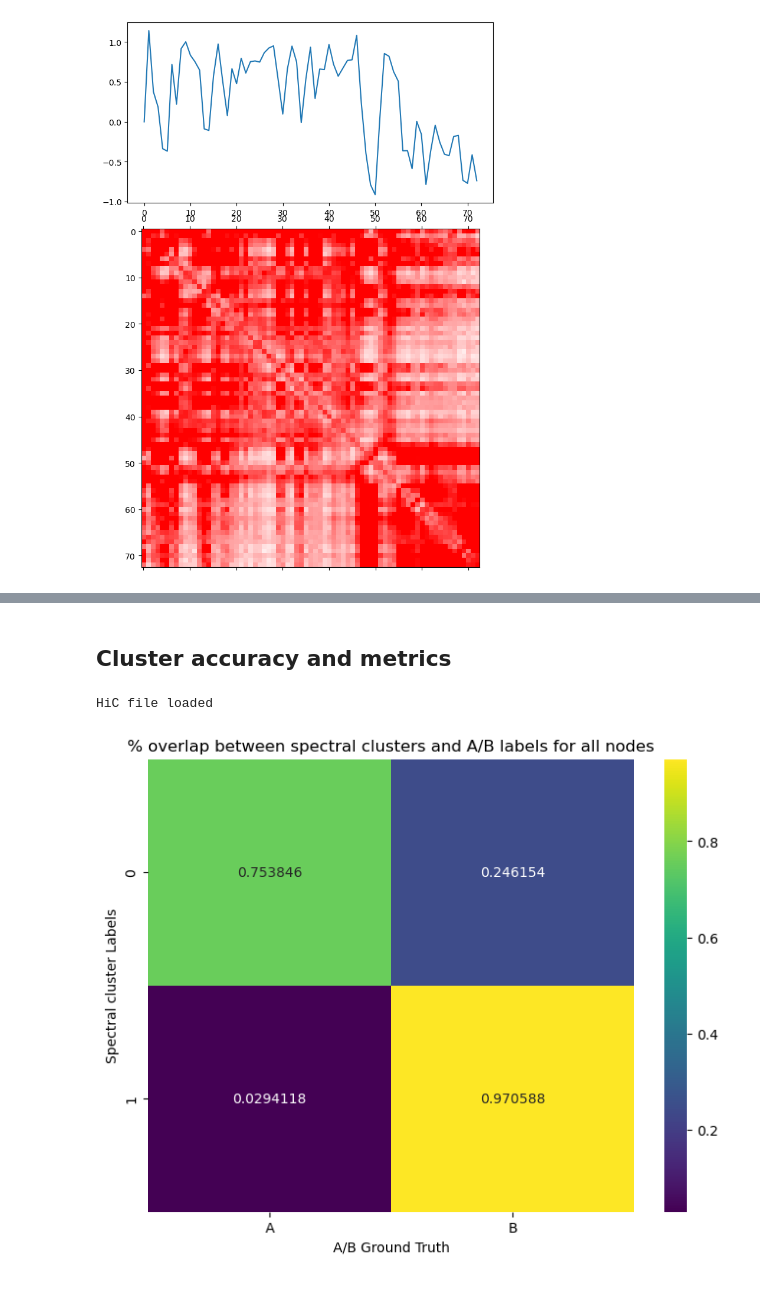
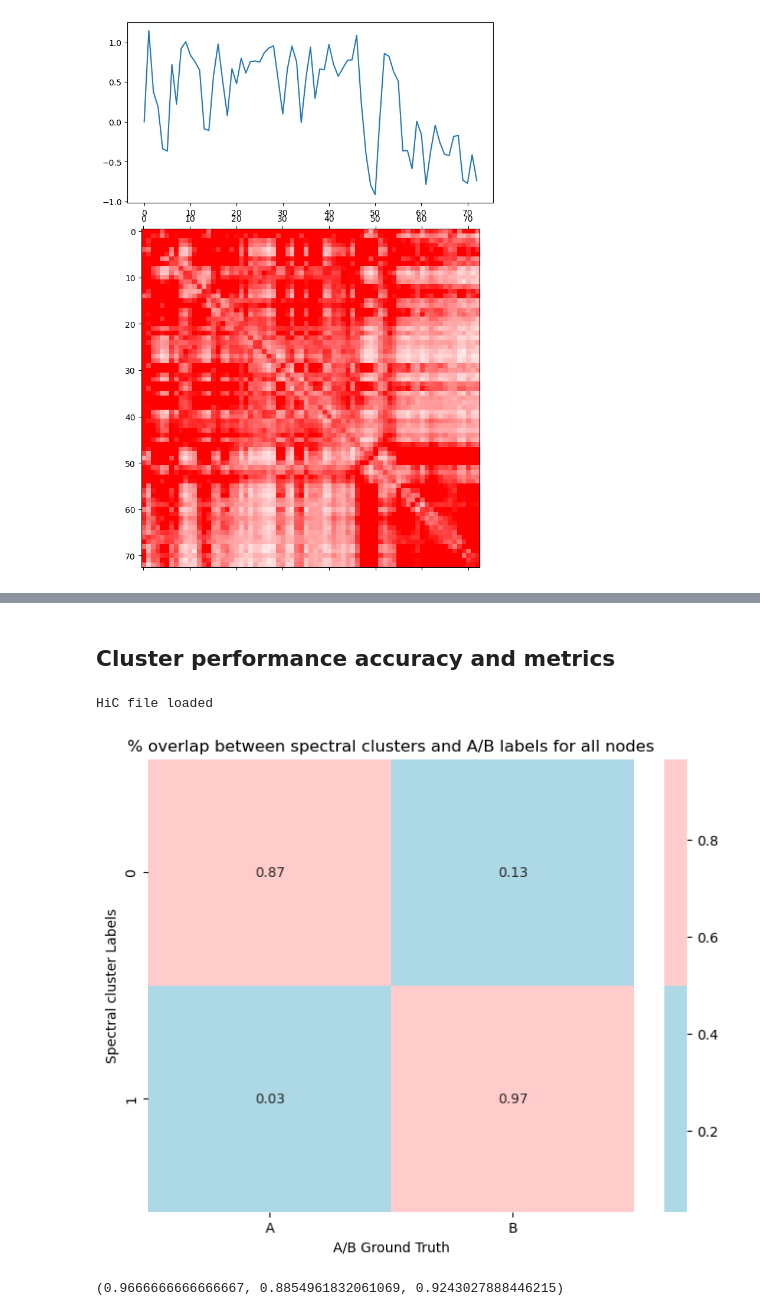
Before and after one commit to akanksha-sachan/3D_chromatin_hubs, a Jupyter notebook: notebooks/GM12878_tests.ipynb, the cells around one changed output, grey strips where cells are left out. Drawn from its saved outputs; the diff is of its cells as text; code cells hidden in the pictures.

Commit message:
evaluation metrics added

```diff
--- a/notebooks/GM12878_tests.ipynb
+++ b/notebooks/GM12878_tests.ipynb
@@ -163,4 +163,4 @@ Line #    Mem usage    Increment  Occurrences   Line Contents
 {0: (None, None), 1000000: (1.1427254334036923, 'A'), 2000000: (0.33625514557567093, 'A'), 3000000: (0.2035044266868597, 'A'), 4000000: (-0.37802471447720654, 'B'), 5000000: (-0.3317643777866792, 'B') ...
 [figure]
 # %% [markdown]
-## Cluster accuracy and metrics
+## Cluster performance accuracy and metrics
@@ -169,28 +176,34 @@ Line #    Mem usage    Increment  Occurrences   Line Contents
 # %%
 ## plot confusion matrix between cluster labels and ab scores ##
 ##### DEBUG : the conf matrix varies on each execution, need to fix this #####
+from matplotlib.colors import ListedColormap
 
 def plot_confusion_matrix_heatmap(confusion_matrix):
     """
     Plot the confusion matrix as a heatmap.
 
     Parameters:
     confusion_matrix (numpy.ndarray): A 2x2 confusion matrix.
     """
-    #normalize the confusion matirx
     cnf_mtx_norm = confusion_matrix.astype('float') / confusion_matrix.sum(axis=1)[:, np.newaxis]
     gt_labels = ['A', 'B']
     cluster_labels = ['0', '1']
+    colors = ['#add8e6', '#ffcccb']  # light red and blue
+    cmap = ListedColormap(colors)
     plt.figure(figsize=(8, 6))
-    sns.heatmap(cnf_mtx_norm, annot=True, fmt='g', cmap='viridis', xticklabels=gt_labels, yticklabels=cluster_labels)
+    sns.heatmap(cnf_mtx_norm, annot=True, fmt='.2f', cmap=cmap, xticklabels=gt_labels, yticklabels=cluster_labels)
     plt.xlabel('A/B Ground Truth')
     plt.ylabel('Spectral cluster Labels')
     plt.title('% overlap between spectral clusters and A/B labels for all nodes')
     plt.show()
 
 config = Config()
-conf_matx = run_single_chrom("chr1", config, 1000000, "1Mb")
+nodeset_key = config.genomic_params.nodeset_key
+conf_matx, accuracy_metrics = run_single_chrom_eval("chr1", config, 1000000, "1Mb", nodeset_key)
 plot_confusion_matrix_heatmap(conf_matx)
+print(accuracy_metrics) #precion, recall, f1 score
+#F1 is better as not all chromosomes have equal number of A/B compartments
 # %% [output]
 HiC file loaded
-[figure, old version]
+[figure, new version]
+(0.9666666666666667, 0.8854961832061069, 0.9243027888446215)
```
Also changed, not shown: parts of 8 cells of this notebook, 3 other files.
